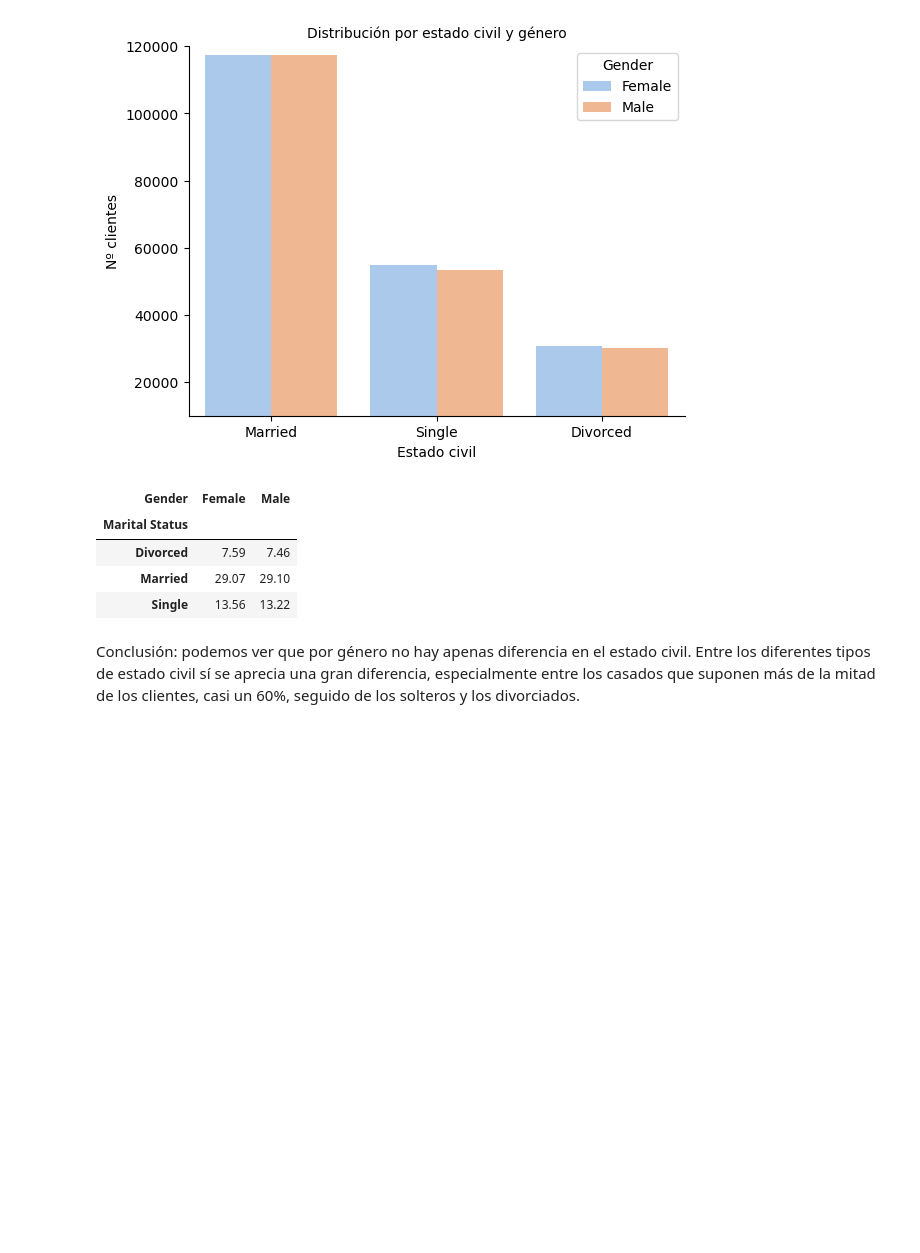
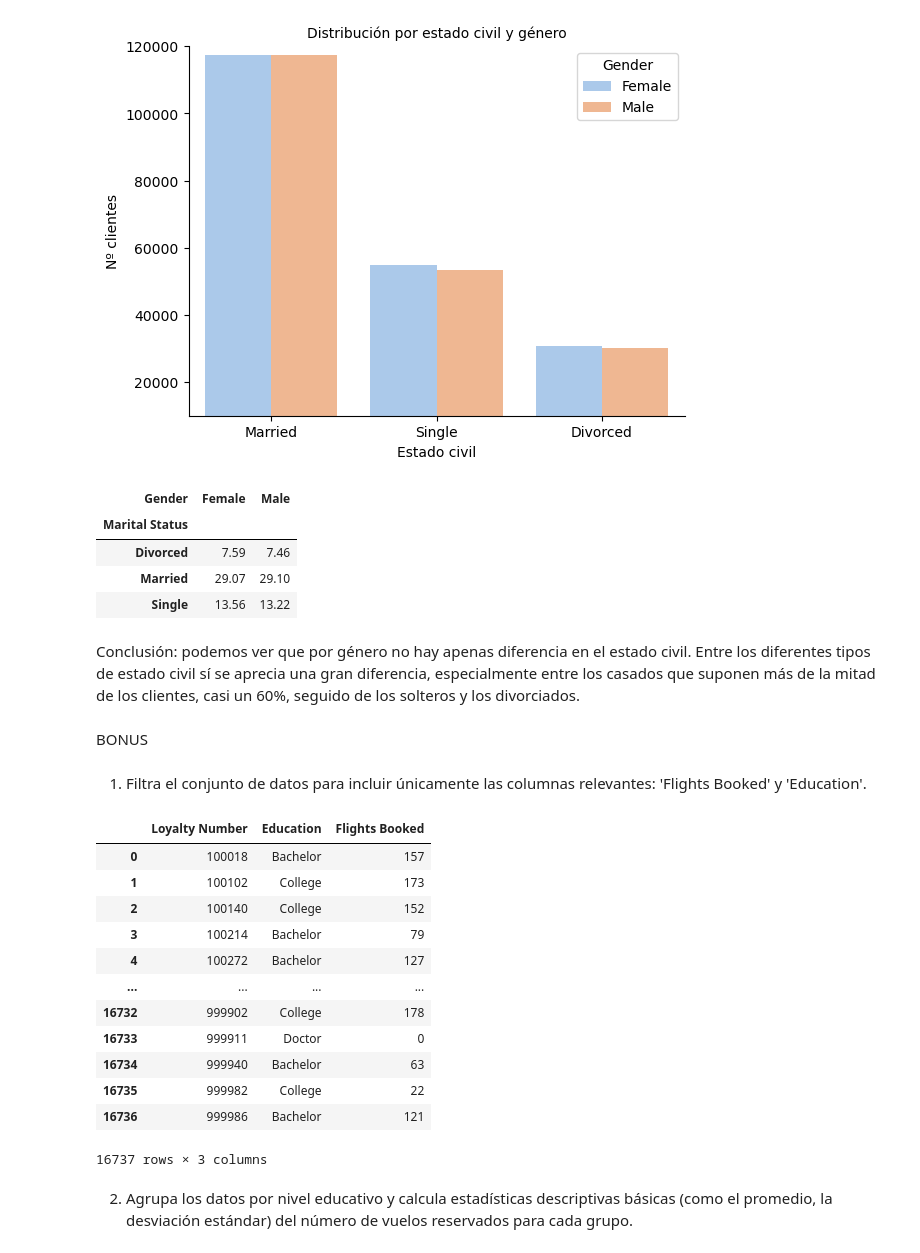
Before and after one commit to Adalab/bda-modulo-3-evaluacion-final-Marina-pg, a Jupyter notebook: evaluacion/evaluacion_mod3.ipynb, the cells around one changed output. Cells and saved outputs as stored; diff of their text form; code cells hidden in the pictures; blank space fills up the shorter version.

```diff
--- a/evaluacion/ev_3_Marina.ipynb
+++ b/evaluacion/evaluacion_mod3.ipynb
@@ -452,3 +452,27 @@ tabla_contingencia
 | Single | 13.56 | 13.22 |
 # %% [markdown]
 Conclusión: podemos ver que por género no hay apenas diferencia en el estado civil. Entre los diferentes tipos de estado civil sí se aprecia una gran diferencia, especialmente entre los casados que suponen más de la mitad de los clientes, casi un 60%, seguido de los solteros y los divorciados.
+# %% [markdown]
+BONUS
+# %% [markdown]
+1. Filtra el conjunto de datos para incluir únicamente las columnas relevantes: 'Flights Booked' y 'Education'.
+# %%
+df_vuelos_clientes = df_limpio.groupby(['Loyalty Number', 'Education'])['Flights Booked'].sum().reset_index()
+# %%
+df_vuelos_clientes
+# %% [output]
+|  | Loyalty Number | Education | Flights Booked |
+| 0 | 100018 | Bachelor | 157 |
+| 1 | 100102 | College | 173 |
+| 2 | 100140 | College | 152 |
+| 3 | 100214 | Bachelor | 79 |
+| 4 | 100272 | Bachelor | 127 |
+| ... | ... | ... | ... |
+| 16732 | 999902 | College | 178 |
+| 16733 | 999911 | Doctor | 0 |
+| 16734 | 999940 | Bachelor | 63 |
+| 16735 | 999982 | College | 22 |
+| 16736 | 999986 | Bachelor | 121 |
+16737 rows × 3 columns
+# %% [markdown]
+2. Agrupa los datos por nivel educativo y calcula estadísticas descriptivas básicas (como el promedio, la desviación estándar) del número de vuelos reservados para cada grupo.
```
Also changed, not shown: parts of 8 cells of this notebook, 2 other files.
